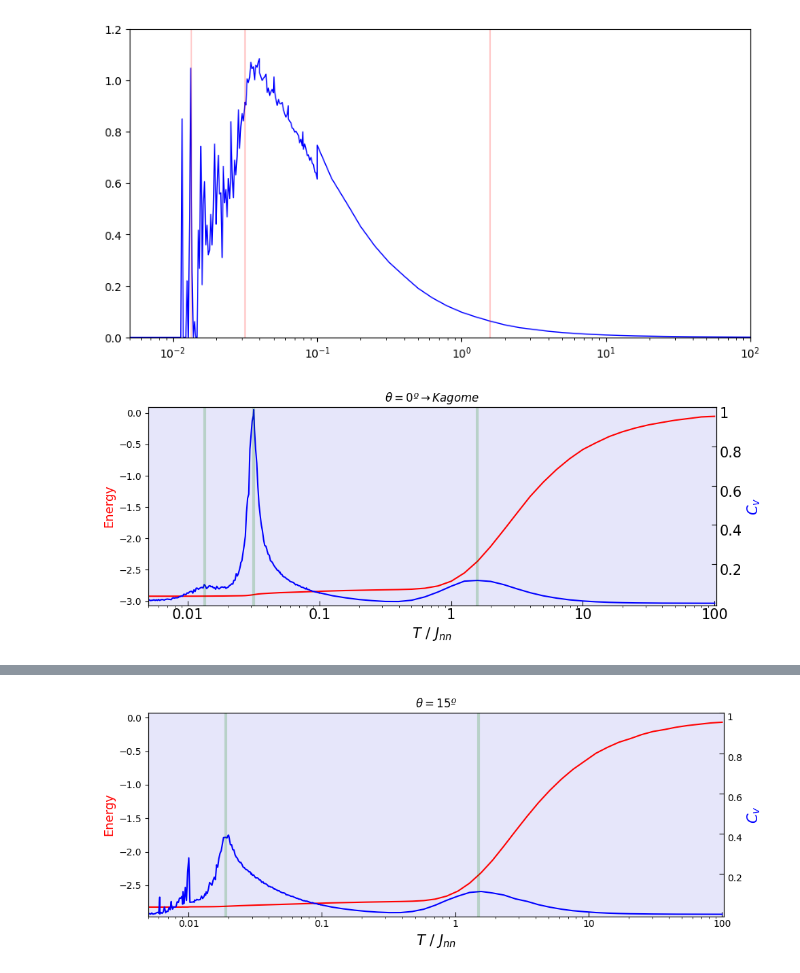
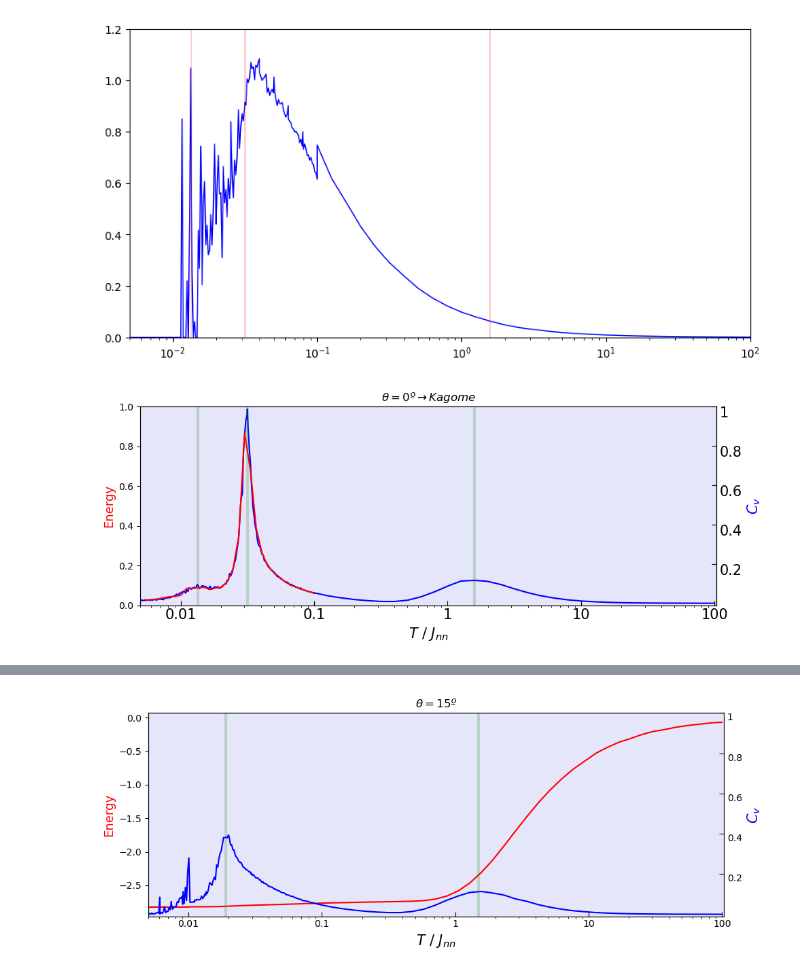
Before and after one commit to DaviphysicUFMG/analise_vertices, a Jupyter notebook: notebooks/teste_com_pandas.ipynb, the cells around one changed output, grey strips where cells are left out. Cells and saved outputs as stored; diff of their text form; code cells hidden in the pictures.

```diff
--- a/notebooks/teste_com_pandas.ipynb
+++ b/notebooks/teste_com_pandas.ipynb
@@ -508,7 +508,7 @@ plt.ylim(0, 1.2)
 fig, ax2 = plt.subplots(figsize=(10, 4), facecolor=None)
 
 ax2.set_ylabel('Energy', color='r', fontsize=13)
-ax2.plot(dfteste.Temp/5, dfteste.En, label="$\\theta = 0º$", c='r')
+#ax2.plot(dfteste.Temp/5, dfteste.En, label="$\\theta = 0º$", c='r')
 ax2.set_xscale('log')
 ax2.set_xlabel('$T$ / $J_{nn}$', fontsize=15)
 ax2.tick_params(axis ='y')
@@ -520,36 +520,37 @@ ax1.set_ylim(-0.01, 1)
 
 ax1.set_ylabel('$C_v$', color='b', fontsize=15)
 ax1.plot(dfteste.Temp/5, dfteste.Cv, label="$\\theta = 0º$", c='b')
+ax1.plot(energiateste.Temp/5, energiateste.Cv, label="$\\theta = 0º$", c='r')
 ax1.set_xscale('log')
 ax1.tick_params(axis ='y')
 
 
 ax1.vlines(1.584893, -0.01, 1, alpha=0.2, color='g', lw=3)
 ax1.vlines(0.031623, -0.01, 1, alpha=0.2, color='g', lw=3)
 ax1.vlines(0.013500, -0.01, 1, alpha=0.2, color='g', lw=3)
 
 
 font_dict = {'fontsize': 15, 'verticalalignment':'top'}
 
 # Set ticklabels
 
 ax2.set_xticks([0.01, 0.1, 1, 10, 100])
 ax2.set_xticklabels([r'0.01', r'0.1', r'1', r'10', r'100'], fontdict=font_dict)
 
 ax1.set_yticks([ 0.2, 0.4, 0.6, 0.8, 1.])
 ax1.set_yticklabels([ r'0.2', r'0.4', r'0.6', r'0.8', r'1'], fontdict=font_dict)
 
 ax2.tick_params(axis='x', direction='in', length=5)
 ax1.tick_params(axis='y', direction='in', length=5)
 
 ax2.set_facecolor('lavender')
 plt.title("$\\theta = 0º \\rightarrow Kagome$")
 plt.tight_layout()
 
 plt.savefig('00.png', bbox_inches=False)
 plt.show()
 # %% [output]
-[figure, old version]
+[figure, new version]
 # %% [markdown]
 ![](img.png)
 # %%
```
Also changed, not shown: parts of 6 cells of this notebook, 9 other files.
